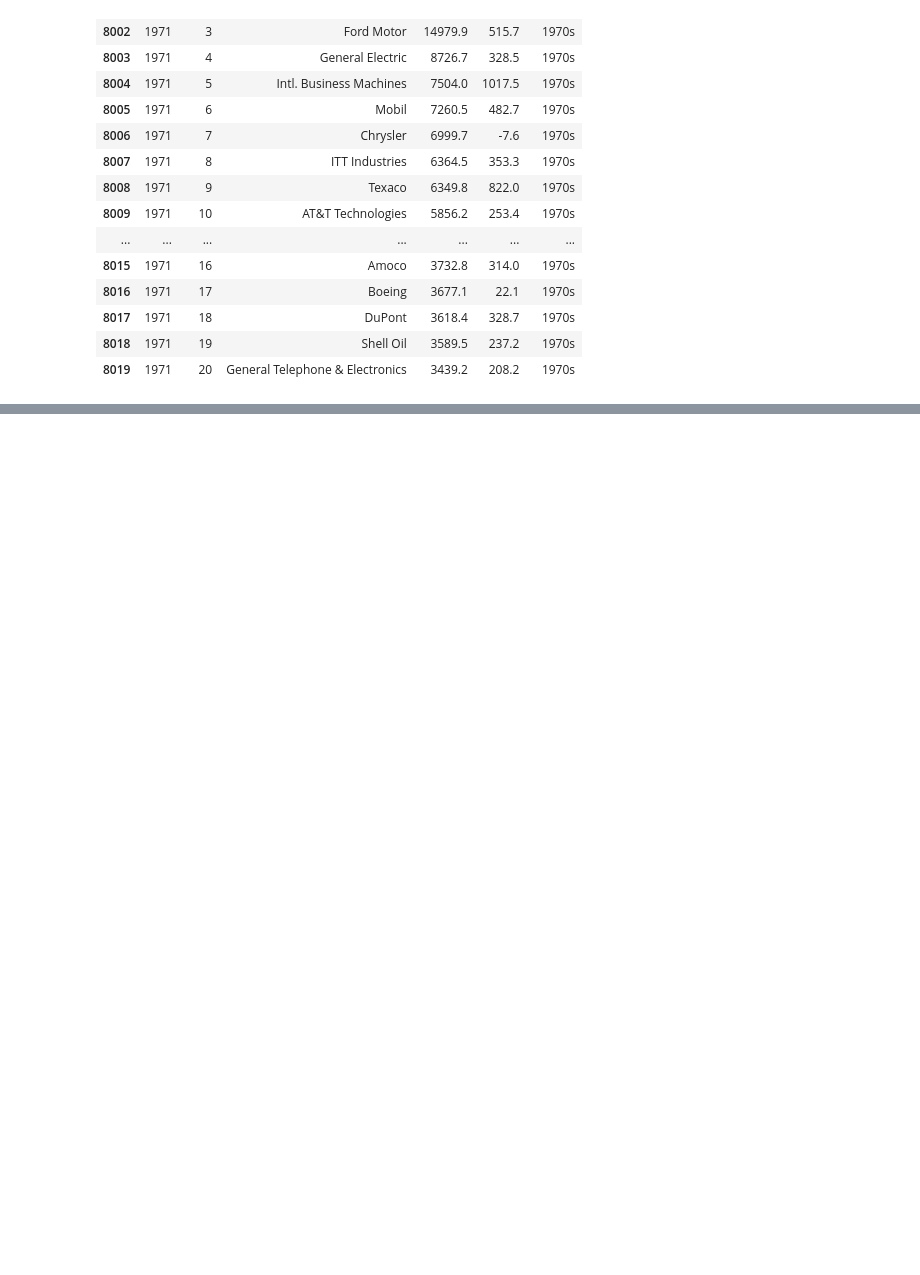
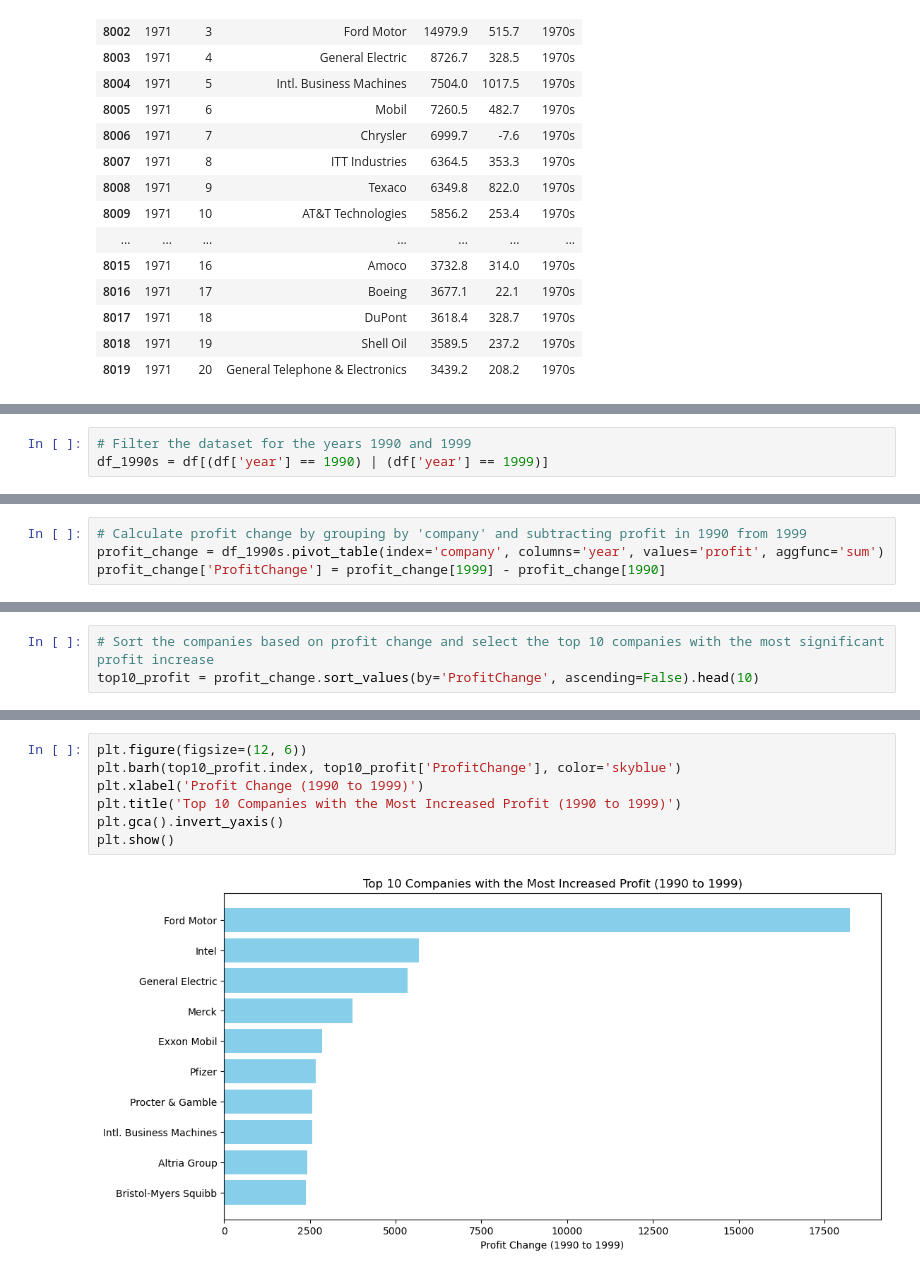
Before and after one commit to danrlei-martins-cct/DVC-CA1, a Jupyter notebook: DVC - CA1 - 2020322.ipynb, the cells around one changed output, grey strips where cells are left out. Saved outputs shown, nothing was run; the diff lists cells and outputs as text; blank space fills up the shorter version.

```diff
--- a/DVC - CA1 - 2020322.ipynb
+++ b/DVC - CA1 - 2020322.ipynb
@@ -319,0 +327,3 @@ plt.show()
+# %%
+# Filter the dataset for the years 1990 and 1999
+df_1990s = df[(df['year'] == 1990) | (df['year'] == 1999)]
@@ -319,0 +339,4 @@ plt.show()
+# %%
+# Calculate profit change by grouping by 'company' and subtracting profit in 1990 from 1999
+profit_change = df_1990s.pivot_table(index='company', columns='year', values='profit', aggfunc='sum')
+profit_change['ProfitChange'] = profit_change[1999] - profit_change[1990]
@@ -319,0 +360,3 @@ plt.show()
+# %%
+# Sort the companies based on profit change and select the top 10 companies with the most significant profit increase
+top10_profit = profit_change.sort_values(by='ProfitChange', ascending=False).head(10)
@@ -319,0 +378,9 @@ plt.show()
+# %%
+plt.figure(figsize=(12, 6))
+plt.barh(top10_profit.index, top10_profit['ProfitChange'], color='skyblue')
+plt.xlabel('Profit Change (1990 to 1999)')
+plt.title('Top 10 Companies with the Most Increased Profit (1990 to 1999)')
+plt.gca().invert_yaxis()
+plt.show()
+# %% [output]
+[figure, added]
```
Also changed, not shown: parts of 14 cells of this notebook.
